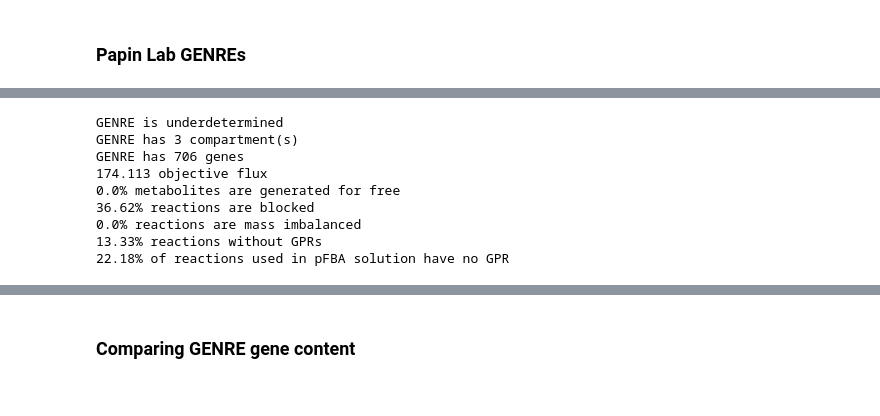
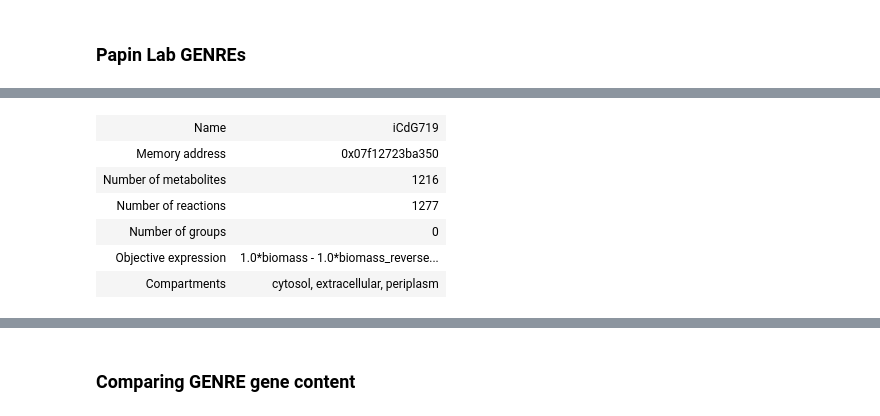
Before and after one commit to csbl/Jenior_CdifficileGENRE_2021, a Jupyter notebook: notebooks/Comparing C. difficile GENREs.ipynb, the cells around one changed output, grey strips where cells are left out. Drawn from its saved outputs; the diff is of its cells as text; code cells hidden in the pictures.

Commit message:
added missing reactions based on genes

```diff
--- a/notebooks/Comparing C. difficile GENREs.ipynb
+++ b/notebooks/Comparing C. difficile GENREs.ipynb
@@ -569,16 +437,10 @@ iCdG706
-# %%
-basicCheck(iCdG706)
-iCdG706_free = checkFreeMass(iCdG706)
-iCdG706_noGPRblocked = blockedReactions(iCdG706)
-iCdG706_massImbal = checkBalance(iCdG706)
-iCdG706_nogene = missingGPR(iCdG706)
-# %% [output]
-GENRE is underdetermined
-GENRE has 3 compartment(s)
-GENRE has 706 genes
-174.113 objective flux
-0.0% metabolites are generated for free
-36.62% reactions are blocked
-0.0% reactions are mass imbalanced
-13.33% reactions without GPRs
-22.18% of reactions used in pFBA solution have no GPR
+# %%
+iCdG719
+# %% [output]
+| Name | iCdG719 |
+| Memory address | 0x07f12723ba350 |
+| Number of metabolites | 1216 |
+| Number of reactions | 1277 |
+| Number of groups | 0 |
+| Objective expression | 1.0*biomass - 1.0*biomass_reverse... |
+| Compartments | cytosol, extracellular, periplasm |
```
Also changed, not shown: parts of 32 cells of this notebook, 25 other files.
